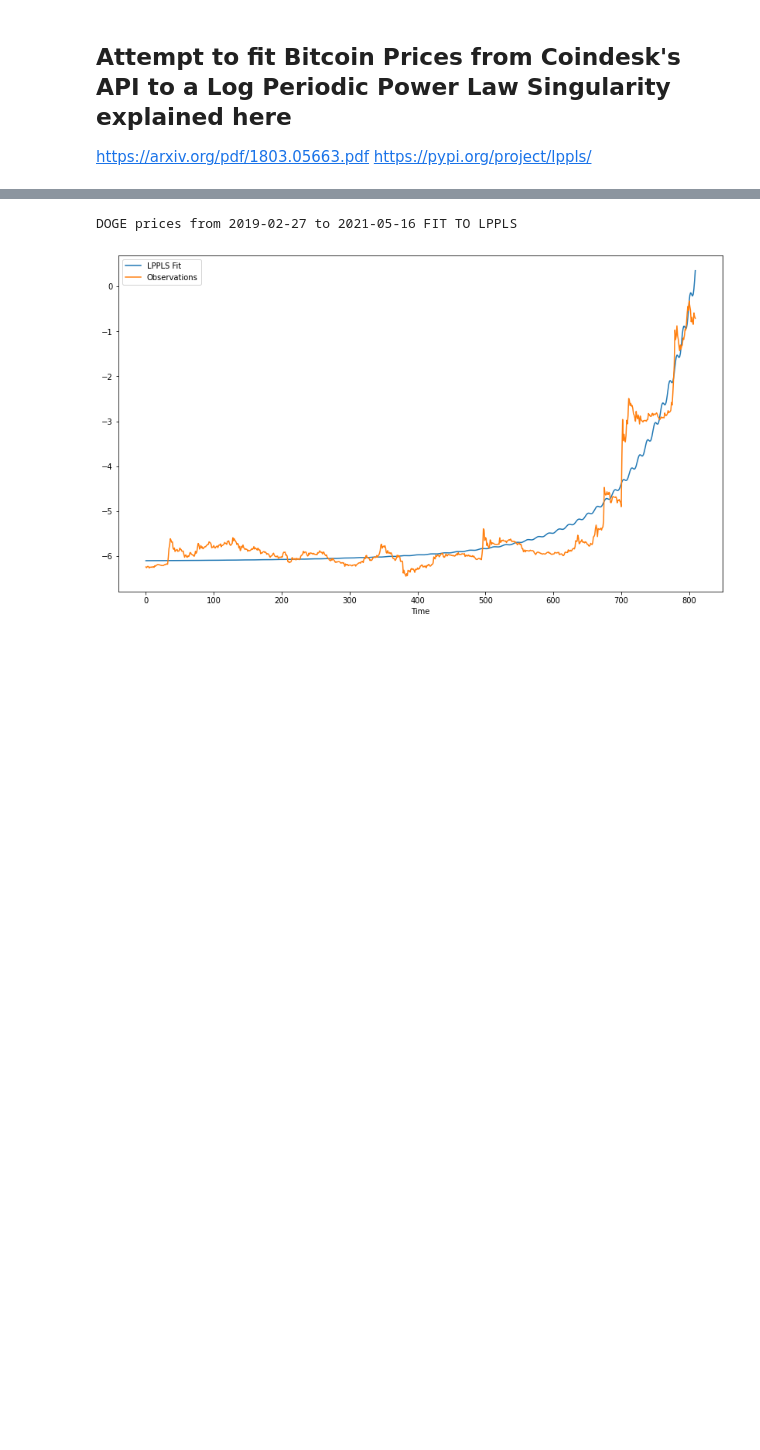
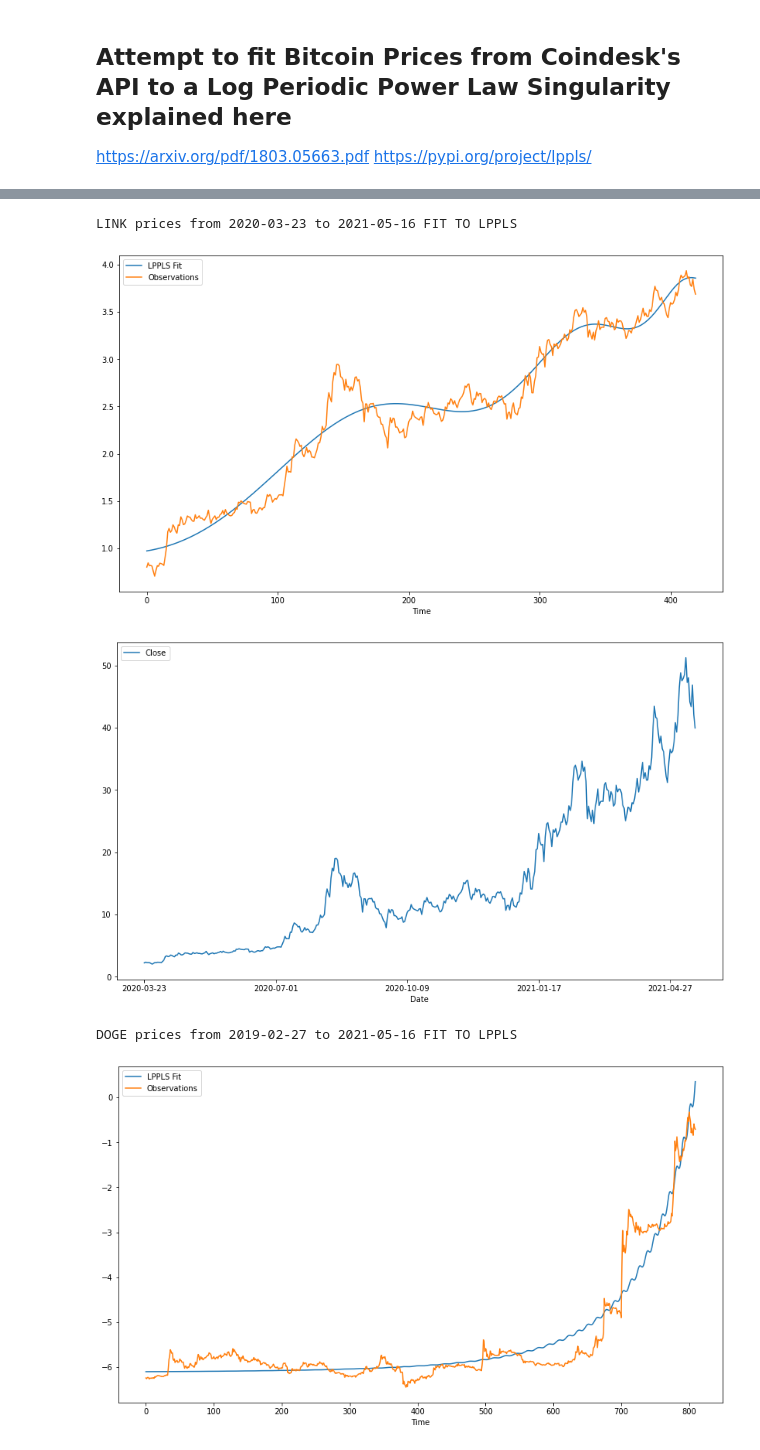
Before and after one commit to RCSnyder/DeepLOB_Trader, a Jupyter notebook: src/Log Periodic Power Law Singularity.ipynb, the cells around one changed output, grey strips where cells are left out. Saved outputs shown, nothing was run; the diff lists cells and outputs as text; code cells hidden in the pictures; blank space fills up the shorter version.

```diff
--- a/src/Log Periodic Power Law Singularity.ipynb
+++ b/src/Log Periodic Power Law Singularity.ipynb
@@ -82,3 +97,9 @@ def graph_lppl_model_csv(filename):
+# %%
+graph_lppl_model_csv(CHAIN_LINK_FILENAME)
+# %% [output]
+LINK prices from 2020-03-23 to 2021-05-16 FIT TO LPPLS
+[figure, added]
+[figure, added]
 # %%
 graph_lppl_model_csv(DOGE_FILENAME)
 # %% [output]
```
Also changed, not shown: parts of 3 cells of this notebook, 3 other files.
